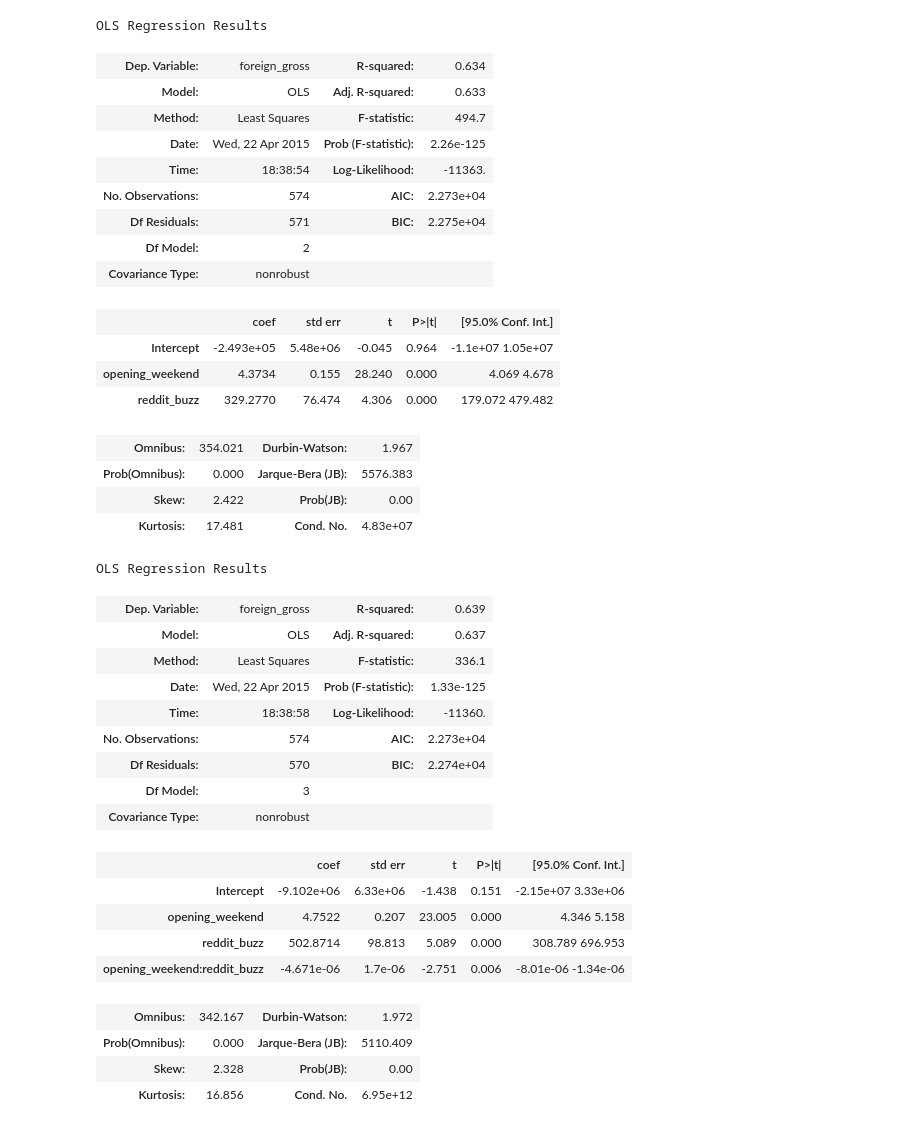
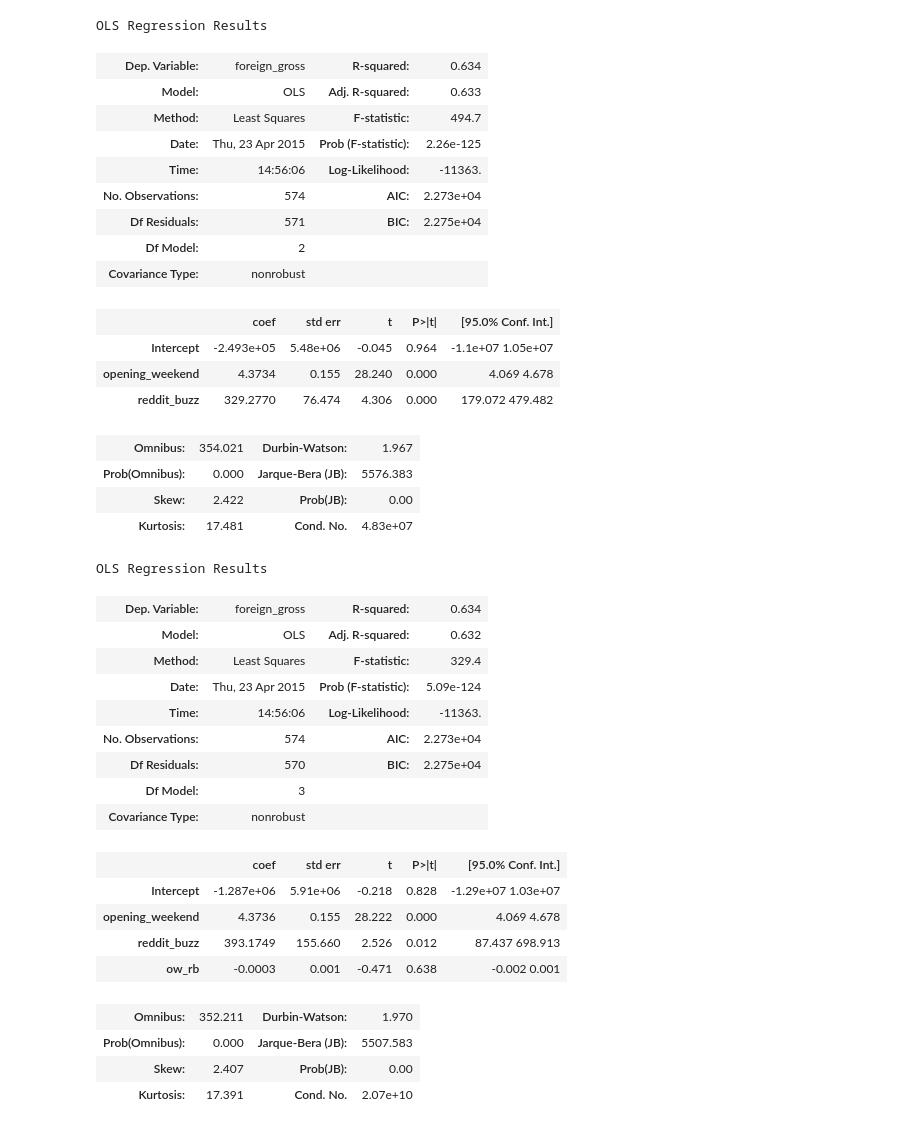
Before and after one commit to smitfire/luther, a Jupyter notebook: luther2.ipynb, the cells around one changed output. Cells and saved outputs as stored; diff of their text form; code cells hidden in the pictures.

```diff
--- a/luther2.ipynb
+++ b/luther2.ipynb
@@ -27,6 +35,7 @@ complete_df = complete_df[complete_df['comments_score']>0]
 complete_df = complete_df[complete_df['posts_score']>0]
 
 complete_df["reddit_buzz"]=complete_df['comments_score']+complete_df["posts_score"]
+complete_df["ow_rb"]=complete_df["opening_weekend"]+complete_df["reddit_buzz"]**2
 complete_df = complete_df[complete_df['reddit_buzz']>0]
 complete_df["opening_weekend_adj"] = complete_df['opening_weekend']*3
 # %%
@@ -104,8 +123,8 @@ OLS Regression Results
 | Dep. Variable: | foreign_gross | R-squared: | 0.634 |
 | Model: | OLS | Adj. R-squared: | 0.633 |
 | Method: | Least Squares | F-statistic: | 494.7 |
-| Date: | Wed, 22 Apr 2015 | Prob (F-statistic): | 2.26e-125 |
-| Time: | 18:38:54 | Log-Likelihood: | -11363. |
+| Date: | Thu, 23 Apr 2015 | Prob (F-statistic): | 2.26e-125 |
+| Time: | 14:56:06 | Log-Likelihood: | -11363. |
 | No. Observations: | 574 | AIC: | 2.273e+04 |
 | Df Residuals: | 571 | BIC: | 2.275e+04 |
 | Df Model: | 2 |  |  |
@@ -119,25 +138,25 @@ OLS Regression Results
 | Skew: | 2.422 | Prob(JB): | 0.00 |
 | Kurtosis: | 17.481 | Cond. No. | 4.83e+07 |
 # %%
-model = smf.ols(formula="foreign_gross ~ opening_weekend + reddit_buzz + (opening_weekend*reddit_buzz)", data=complete_df).fit()
+model = smf.ols(formula="foreign_gross ~ opening_weekend + reddit_buzz + ow_rb", data=complete_df).fit()
 model.summary()
 # %% [output]
 OLS Regression Results
-| Dep. Variable: | foreign_gross | R-squared: | 0.639 |
-| Model: | OLS | Adj. R-squared: | 0.637 |
-| Method: | Least Squares | F-statistic: | 336.1 |
-| Date: | Wed, 22 Apr 2015 | Prob (F-statistic): | 1.33e-125 |
-| Time: | 18:38:58 | Log-Likelihood: | -11360. |
+| Dep. Variable: | foreign_gross | R-squared: | 0.634 |
+| Model: | OLS | Adj. R-squared: | 0.632 |
+| Method: | Least Squares | F-statistic: | 329.4 |
+| Date: | Thu, 23 Apr 2015 | Prob (F-statistic): | 5.09e-124 |
+| Time: | 14:56:06 | Log-Likelihood: | -11363. |
 | No. Observations: | 574 | AIC: | 2.273e+04 |
-| Df Residuals: | 570 | BIC: | 2.274e+04 |
+| Df Residuals: | 570 | BIC: | 2.275e+04 |
 | Df Model: | 3 |  |  |
 | Covariance Type: | nonrobust |  |  |
 |  | coef | std err | t | P>|t| | [95.0% Conf. Int.] |
-| Intercept | -9.102e+06 | 6.33e+06 | -1.438 | 0.151 | -2.15e+07 3.33e+06 |
-| opening_weekend | 4.7522 | 0.207 | 23.005 | 0.000 | 4.346 5.158 |
-| reddit_buzz | 502.8714 | 98.813 | 5.089 | 0.000 | 308.789 696.953 |
-| opening_weekend:reddit_buzz | -4.671e-06 | 1.7e-06 | -2.751 | 0.006 | -8.01e-06 -1.34e-06 |
+| Intercept | -1.287e+06 | 5.91e+06 | -0.218 | 0.828 | -1.29e+07 1.03e+07 |
+| opening_weekend | 4.3736 | 0.155 | 28.222 | 0.000 | 4.069 4.678 |
+| reddit_buzz | 393.1749 | 155.660 | 2.526 | 0.012 | 87.437 698.913 |
+| ow_rb | -0.0003 | 0.001 | -0.471 | 0.638 | -0.002 0.001 |
-| Omnibus: | 342.167 | Durbin-Watson: | 1.972 |
-| Prob(Omnibus): | 0.000 | Jarque-Bera (JB): | 5110.409 |
-| Skew: | 2.328 | Prob(JB): | 0.00 |
-| Kurtosis: | 16.856 | Cond. No. | 6.95e+12 |
+| Omnibus: | 352.211 | Durbin-Watson: | 1.970 |
+| Prob(Omnibus): | 0.000 | Jarque-Bera (JB): | 5507.583 |
+| Skew: | 2.407 | Prob(JB): | 0.00 |
+| Kurtosis: | 17.391 | Cond. No. | 2.07e+10 |
```
Also changed, not shown: parts of 9 cells of this notebook, 1 other file.
